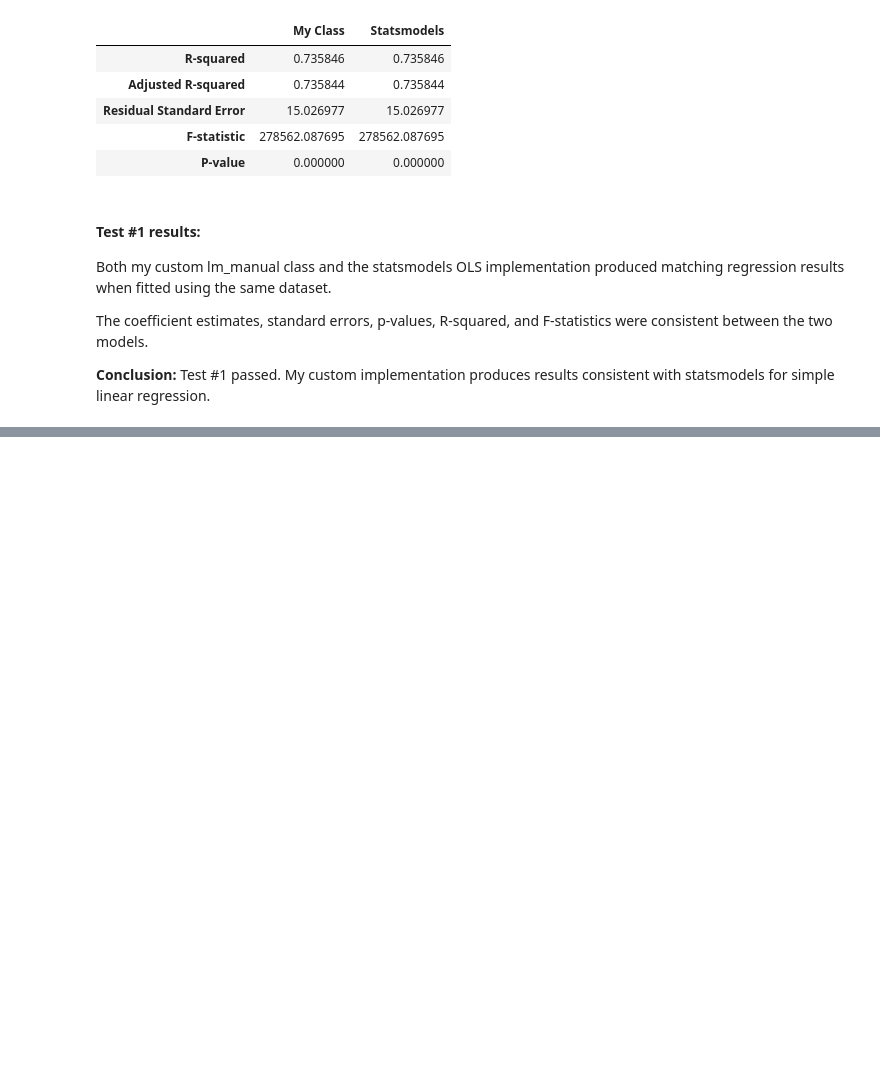
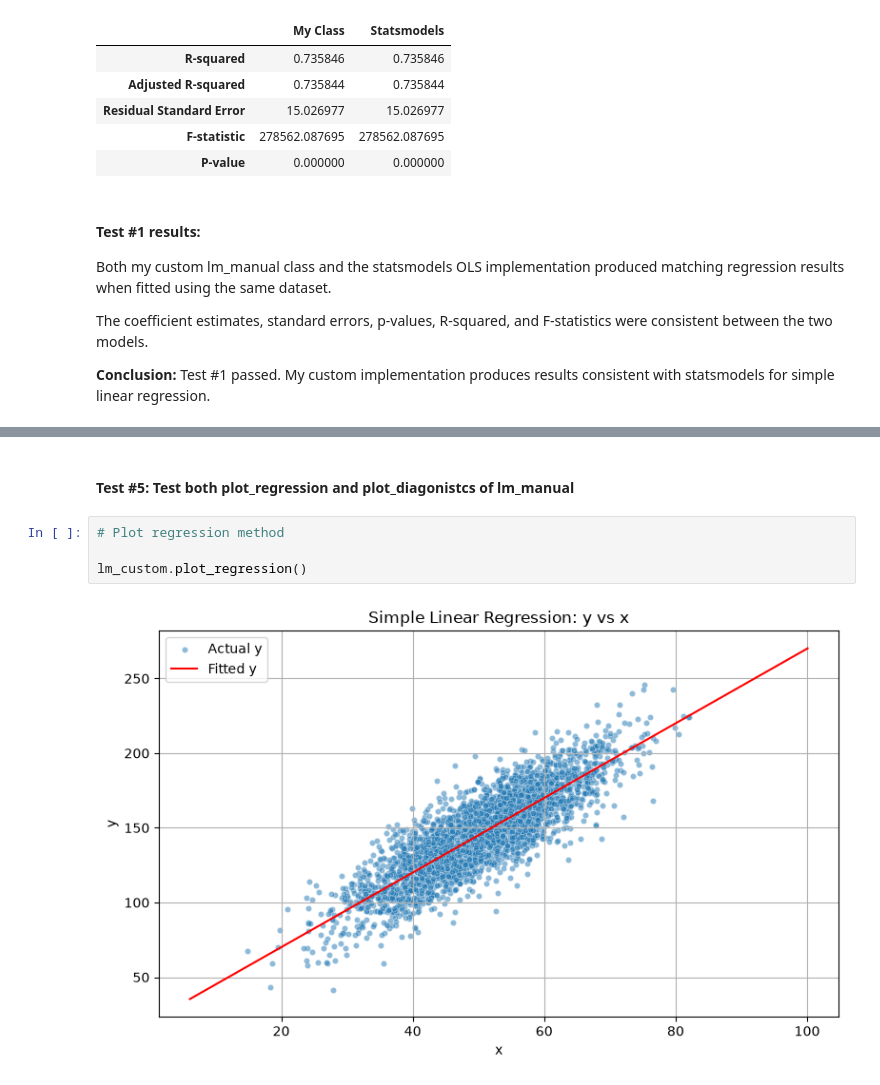
Before and after one commit to xavierland605/Python-Linear-Regression-Library, a Jupyter notebook: test.ipynb, the cells around one changed output, grey strips where cells are left out. Saved outputs shown, nothing was run; the diff lists cells and outputs as text; blank space fills up the shorter version.

Commit message:
Fixed the plot function a bit and added more testing

```diff
--- a/test.ipynb
+++ b/test.ipynb
@@ -132,0 +338,8 @@ The coefficient estimates, standard errors, p-values, R-squared, and F-statistic
+# %% [markdown]
+#### **Test #5:** Test both plot_regression and plot_diagonistcs of lm_manual
+# %%
+# Plot regression method
+
+lm_custom.plot_regression()
+# %% [output]
+[figure, added]
```
Also changed, not shown: parts of 16 cells of this notebook, 1 other file.
